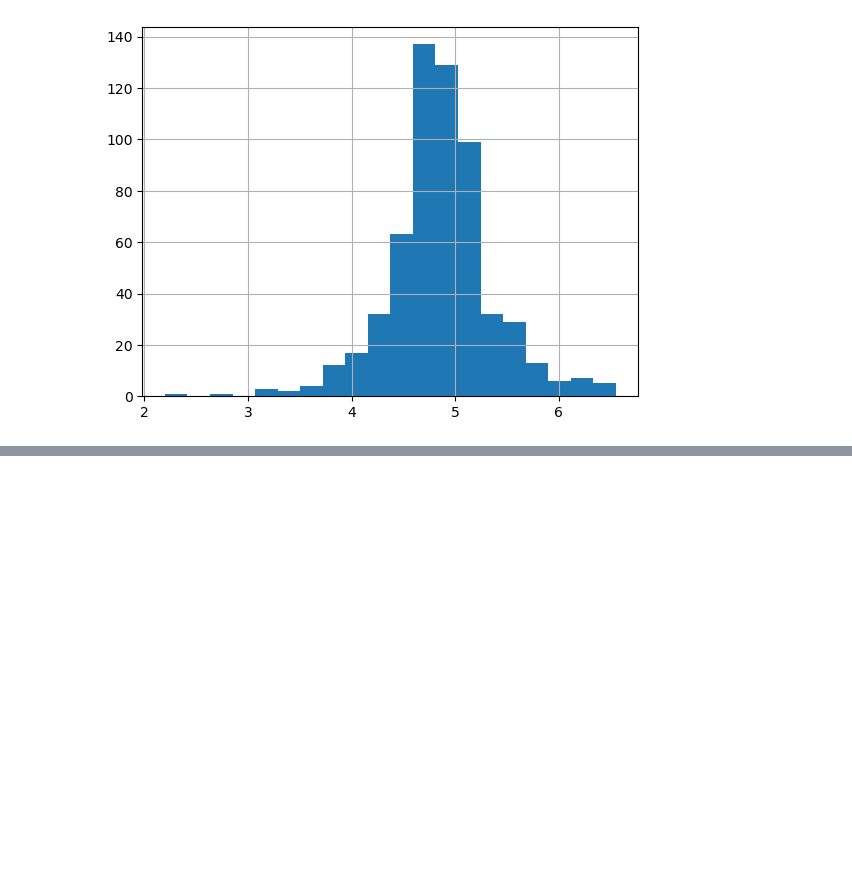
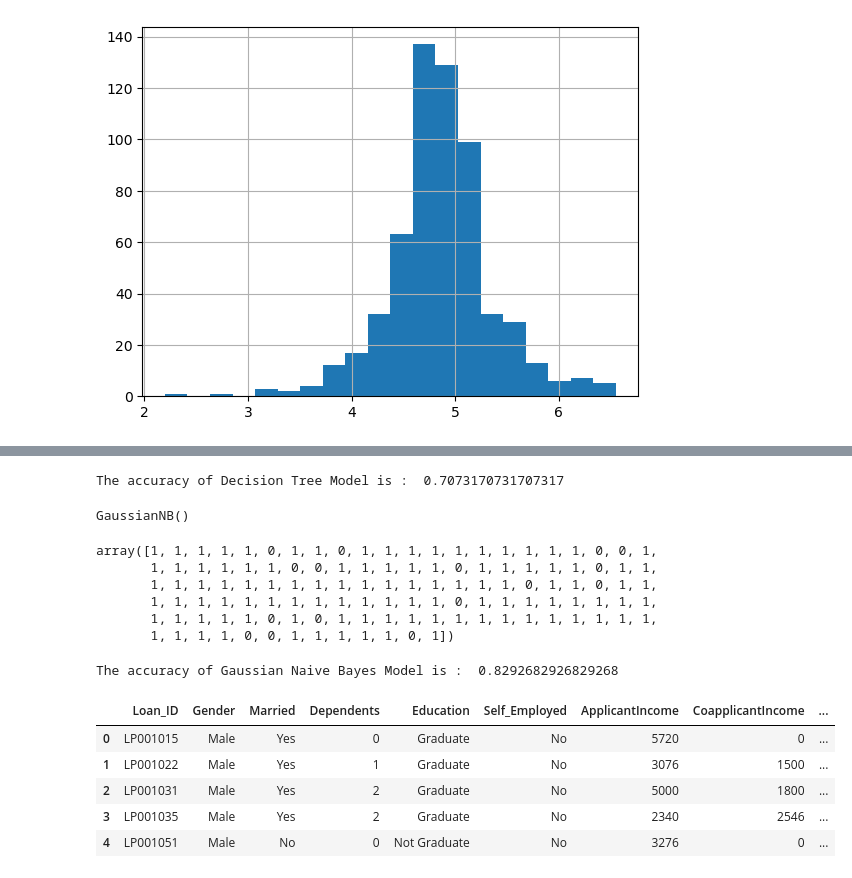
Before and after one commit to mappy92/Loan-Eligibility-Prediction, a Jupyter notebook: loan_eligibility_prediction.ipynb, the cells around one changed output, grey strips where cells are left out. Cells and saved outputs as stored; diff of their text form; code cells hidden in the pictures; blank space fills up the shorter version.

Commit message:
Decision Tree and Naive Bayes predictions and results

```diff
--- a/loan_eligibility_prediction.ipynb
+++ b/loan_eligibility_prediction.ipynb
@@ -98,0 +328,25 @@ dataset['LoanAmount_log'].hist(bins=20)
+# %%
+from sklearn import metrics
+print("The accuracy of Decision Tree Model is : ", metrics.accuracy_score(y_pred, y_test))
+# %% [output]
+The accuracy of Decision Tree Model is :  0.7073170731707317
+# %%
+from sklearn.naive_bayes import GaussianNB
+nb_model = GaussianNB()
+nb_model.fit(X_train,y_train)
+# %% [output]
+GaussianNB()
+# %%
+y_pred = nb_model.predict(X_test)
+y_pred
+# %% [output]
+array([1, 1, 1, 1, 1, 0, 1, 1, 0, 1, 1, 1, 1, 1, 1, 1, 1, 1, 1, 0, 0, 1,
+       1, 1, 1, 1, 1, 1, 0, 0, 1, 1, 1, 1, 1, 0, 1, 1, 1, 1, 1, 0, 1, 1,
+       1, 1, 1, 1, 1, 1, 1, 1, 1, 1, 1, 1, 1, 1, 1, 1, 0, 1, 1, 0, 1, 1,
+       1, 1, 1, 1, 1, 1, 1, 1, 1, 1, 1, 1, 1, 0, 1, 1, 1, 1, 1, 1, 1, 1,
+       1, 1, 1, 1, 1, 0, 1, 0, 1, 1, 1, 1, 1, 1, 1, 1, 1, 1, 1, 1, 1, 1,
+       1, 1, 1, 1, 0, 0, 1, 1, 1, 1, 1, 0, 1])
+# %%
+print("The accuracy of Gaussian Naive Bayes Model is : ", metrics.accuracy_score(y_pred, y_test))
+# %% [output]
+The accuracy of Gaussian Naive Bayes Model is :  0.8292682926829268
@@ -98,0 +355,9 @@ dataset['LoanAmount_log'].hist(bins=20)
+# %%
+testData.head()
+# %% [output]
+|  | Loan_ID | Gender | Married | Dependents | Education | Self_Employed | ApplicantIncome | CoapplicantIncome | ... |
+| 0 | LP001015 | Male | Yes | 0 | Graduate | No | 5720 | 0 | ... |
+| 1 | LP001022 | Male | Yes | 1 | Graduate | No | 3076 | 1500 | ... |
+| 2 | LP001031 | Male | Yes | 2 | Graduate | No | 5000 | 1800 | ... |
+| 3 | LP001035 | Male | Yes | 2 | Graduate | No | 2340 | 2546 | ... |
+| 4 | LP001051 | Male | No | 0 | Not Graduate | No | 3276 | 0 | ... |
```
Also changed, not shown: parts of 54 cells of this notebook.
